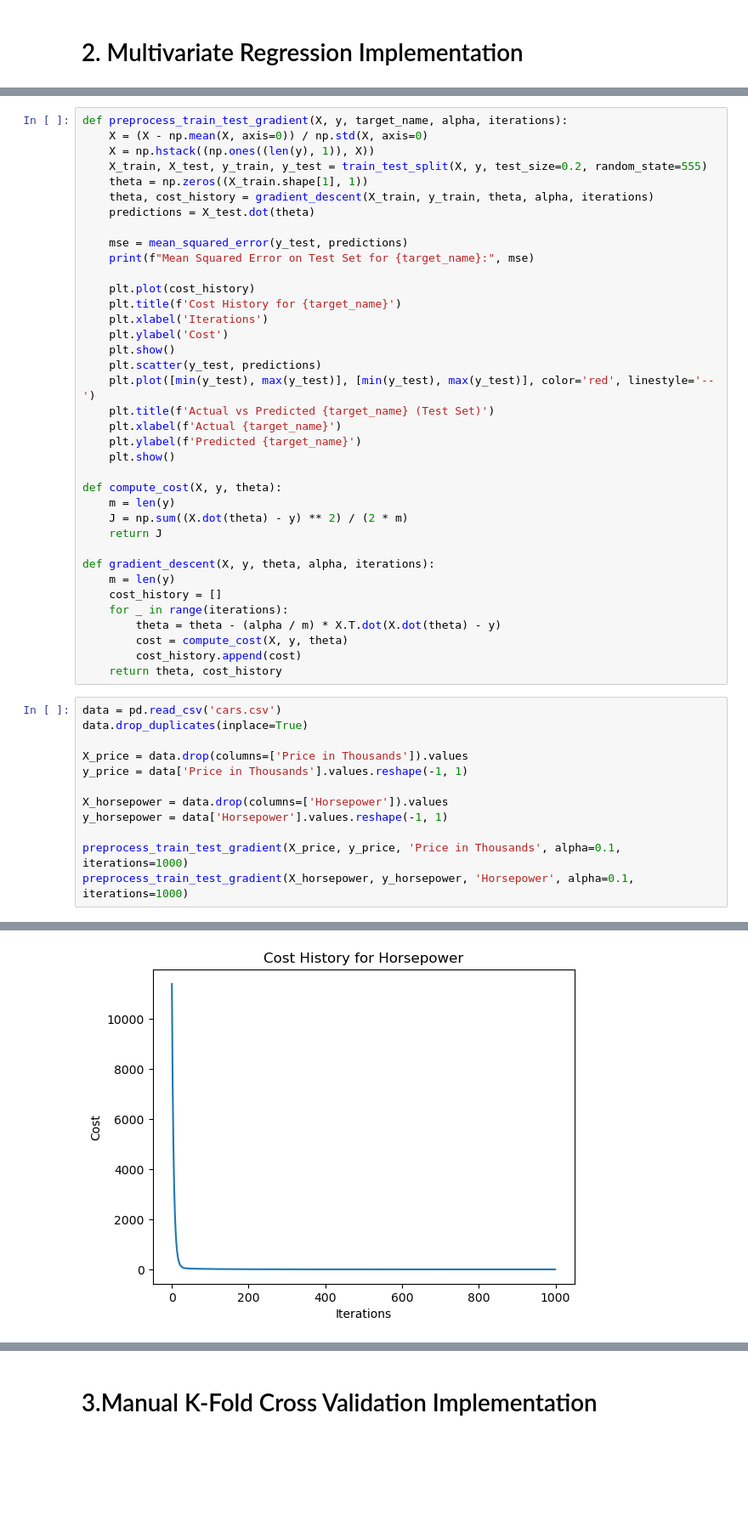
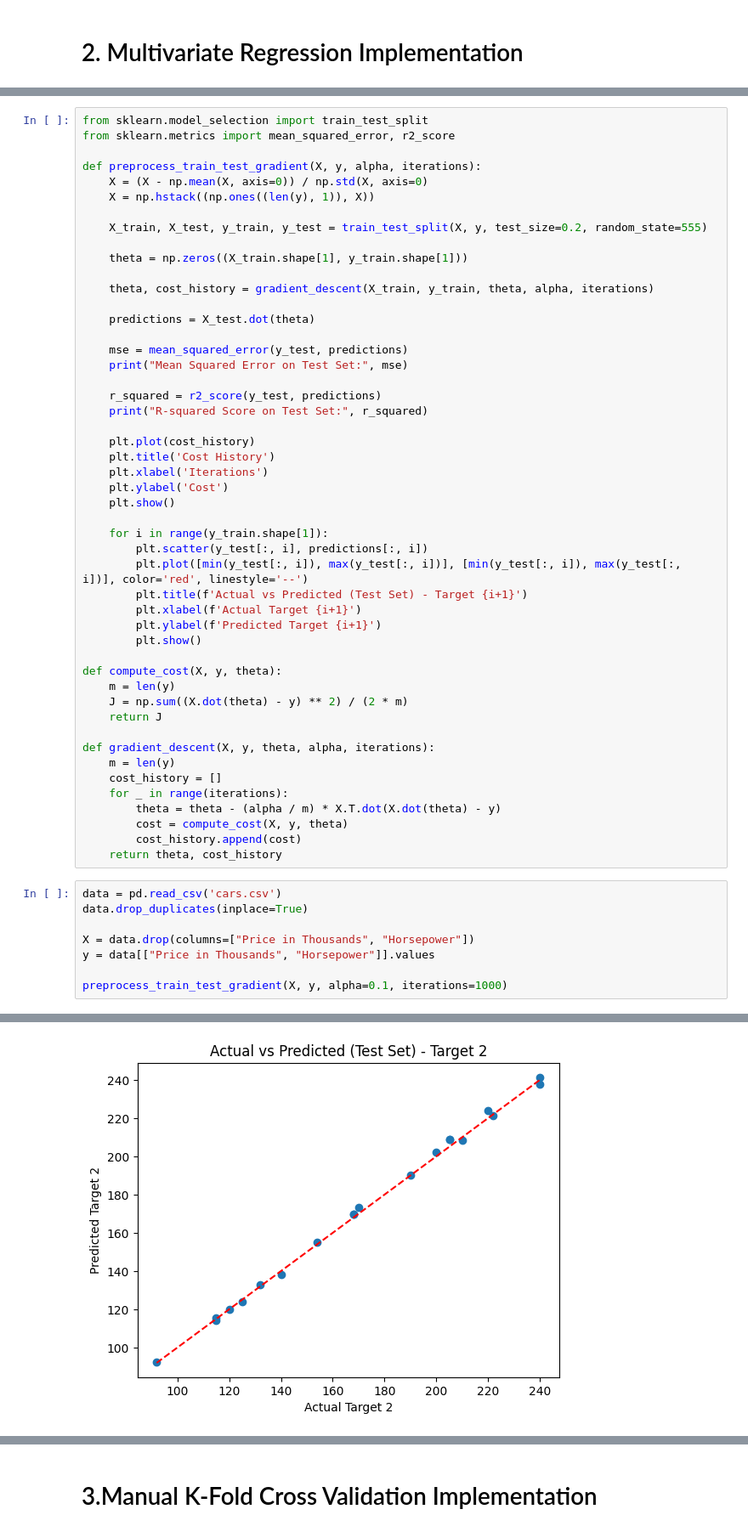
Before and after one commit to tisiphonee/DataS, a Jupyter notebook: CA5/Q2-4.ipynb, the cells around one changed output, grey strips where cells are left out. Shown at 85% size. Cells and saved outputs as stored; diff of their text form; blank space fills up the shorter version.

```diff
--- a/CA5/Q2-4.ipynb
+++ b/CA5/Q2-4.ipynb
@@ -109,26 +129,38 @@ We have two approaches for encoding categorical variables.
 # %%
-def preprocess_train_test_gradient(X, y, target_name, alpha, iterations):
+from sklearn.model_selection import train_test_split
+from sklearn.metrics import mean_squared_error, r2_score
+
+def preprocess_train_test_gradient(X, y, alpha, iterations):
     X = (X - np.mean(X, axis=0)) / np.std(X, axis=0)
     X = np.hstack((np.ones((len(y), 1)), X))
+
     X_train, X_test, y_train, y_test = train_test_split(X, y, test_size=0.2, random_state=555)
-    theta = np.zeros((X_train.shape[1], 1))
+
+    theta = np.zeros((X_train.shape[1], y_train.shape[1]))
+
     theta, cost_history = gradient_descent(X_train, y_train, theta, alpha, iterations)
+
     predictions = X_test.dot(theta)
 
     mse = mean_squared_error(y_test, predictions)
-    print(f"Mean Squared Error on Test Set for {target_name}:", mse)
+    print("Mean Squared Error on Test Set:", mse)
+
+    r_squared = r2_score(y_test, predictions)
+    print("R-squared Score on Test Set:", r_squared)
 
     plt.plot(cost_history)
-    plt.title(f'Cost History for {target_name}')
+    plt.title('Cost History')
     plt.xlabel('Iterations')
     plt.ylabel('Cost')
     plt.show()
-    plt.scatter(y_test, predictions)
-    plt.plot([min(y_test), max(y_test)], [min(y_test), max(y_test)], color='red', linestyle='--')
-    plt.title(f'Actual vs Predicted {target_name} (Test Set)')
-    plt.xlabel(f'Actual {target_name}')
-    plt.ylabel(f'Predicted {target_name}')
-    plt.show()
+
+    for i in range(y_train.shape[1]):
+        plt.scatter(y_test[:, i], predictions[:, i])
+        plt.plot([min(y_test[:, i]), max(y_test[:, i])], [min(y_test[:, i]), max(y_test[:, i])], color='red', linestyle='--')
+        plt.title(f'Actual vs Predicted (Test Set) - Target {i+1}')
+        plt.xlabel(f'Actual Target {i+1}')
+        plt.ylabel(f'Predicted Target {i+1}')
+        plt.show()
 
 def compute_cost(X, y, theta):
     m = len(y)
@@ -147,12 +179,8 @@ def gradient_descent(X, y, theta, alpha, iterations):
 data = pd.read_csv('cars.csv')
 data.drop_duplicates(inplace=True)
 
-X_price = data.drop(columns=['Price in Thousands']).values
-y_price = data['Price in Thousands'].values.reshape(-1, 1)
+X = data.drop(columns=["Price in Thousands", "Horsepower"])
+y = data[["Price in Thousands", "Horsepower"]].values
 
-X_horsepower = data.drop(columns=['Horsepower']).values
-y_horsepower = data['Horsepower'].values.reshape(-1, 1)
-
-preprocess_train_test_gradient(X_price, y_price, 'Price in Thousands', alpha=0.1, iterations=1000)
-preprocess_train_test_gradient(X_horsepower, y_horsepower, 'Horsepower', alpha=0.1, iterations=1000)
+preprocess_train_test_gradient(X, y, alpha=0.1, iterations=1000)
 # %% [output]
@@ -163 +191 @@ Mean Squared Error on Test Set for Horsepower: 0.03384252741142261
-[figure, old version]
+[figure, new version]
```
Also changed, not shown: parts of 11 cells of this notebook, 2 other files.
